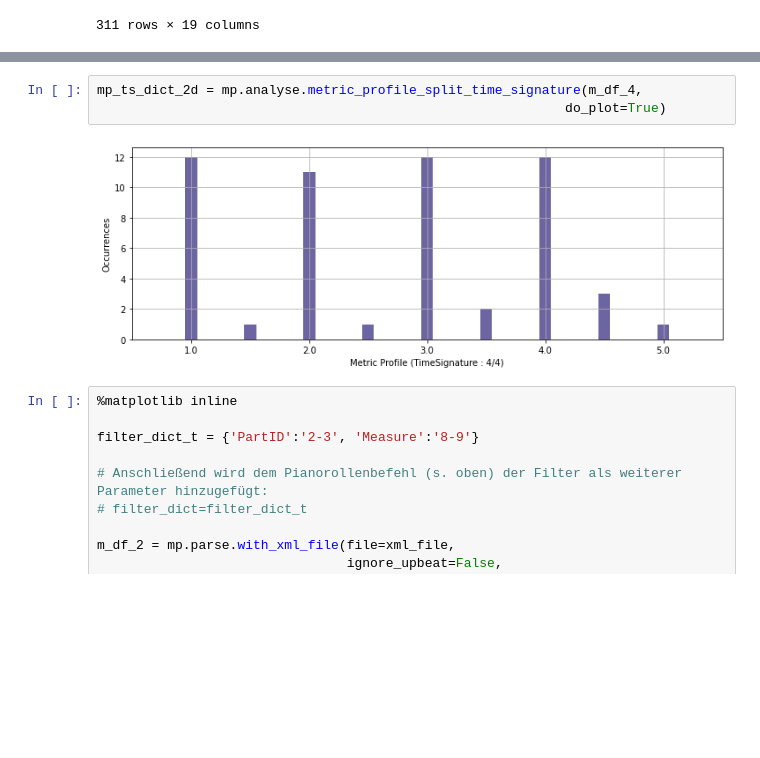
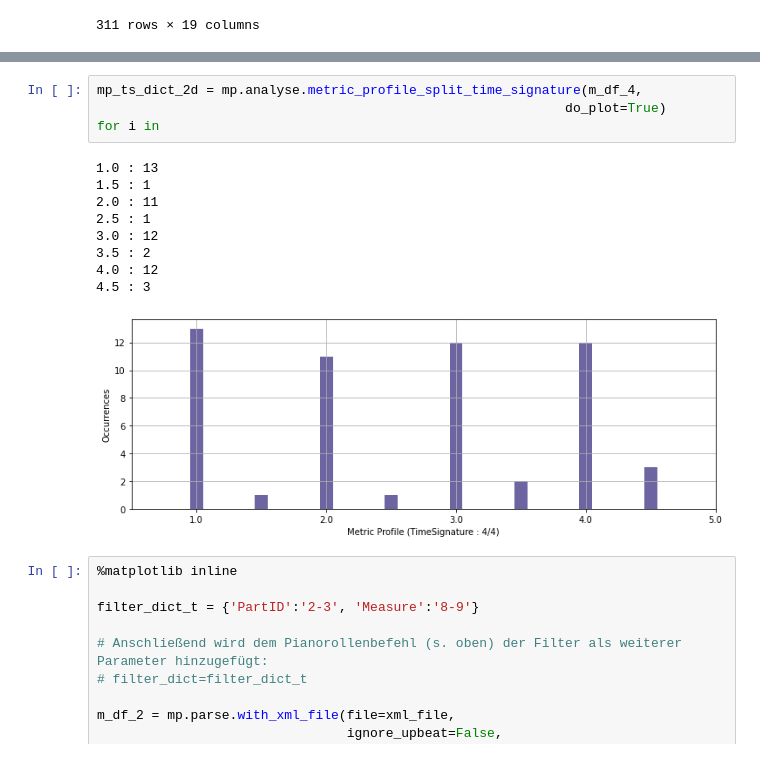
Before and after one commit to Christon-Ragavan/CAMAT, a Jupyter notebook: music_xml_parser/ipynb/talk_examples.ipynb, the cells around one changed output, grey strips where cells are left out. Drawn from its saved outputs; the diff is of its cells as text; blank space fills up the shorter version.

```diff
--- a/music_xml_parser/ipynb/talk_examples.ipynb
+++ b/music_xml_parser/ipynb/talk_examples.ipynb
@@ -89,8 +89,17 @@ mp.utils.print_full_df(m_df_4)
 # %%
 mp_ts_dict_2d = mp.analyse.metric_profile_split_time_signature(m_df_4,
                                                             do_plot=True)
+for i in
 # %% [output]
+1.0 : 13
+1.5 : 1
+2.0 : 11
+2.5 : 1
+3.0 : 12
+3.5 : 2
+4.0 : 12
+4.5 : 3
-[figure, old version]
+[figure, new version]
 # %%
 %matplotlib inline
 
```
Also changed, not shown: parts of 1 cell of this notebook, 3 other files.
